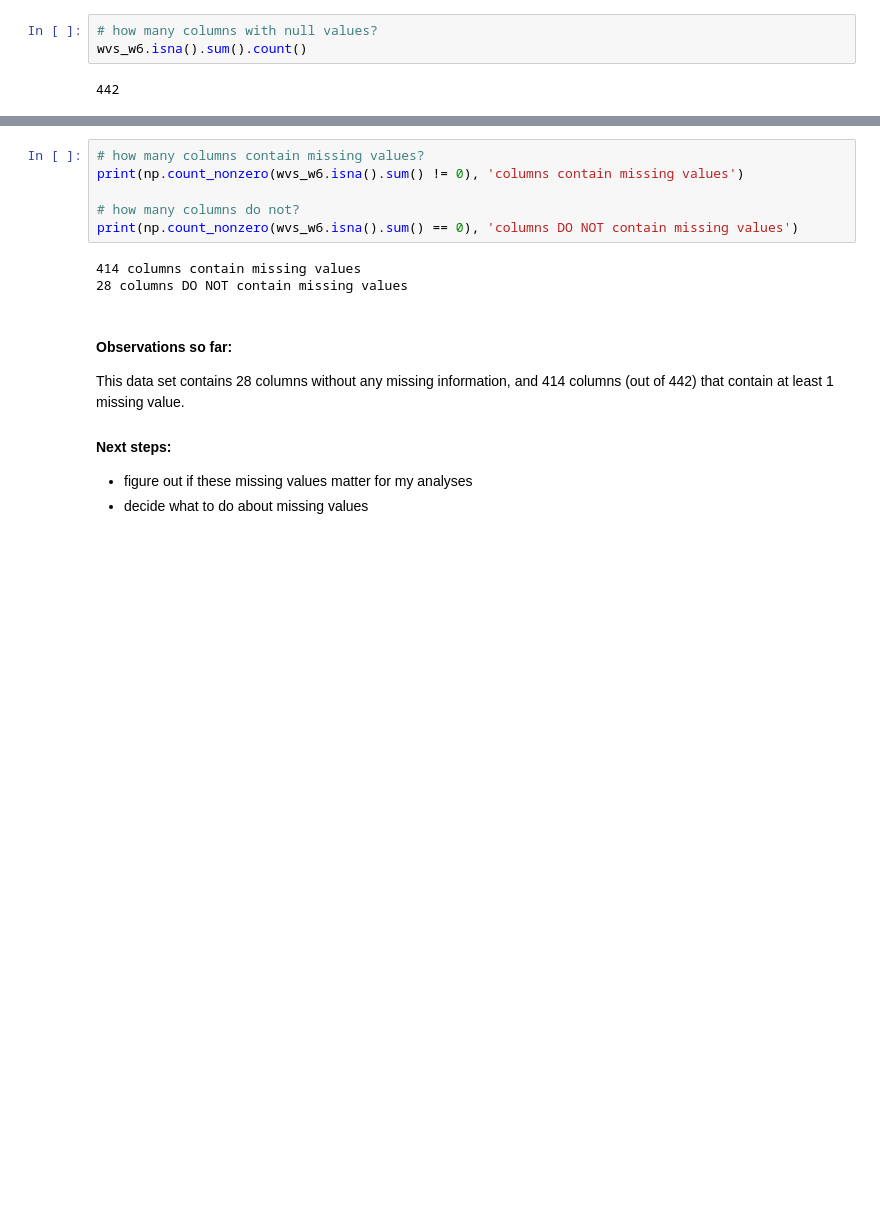
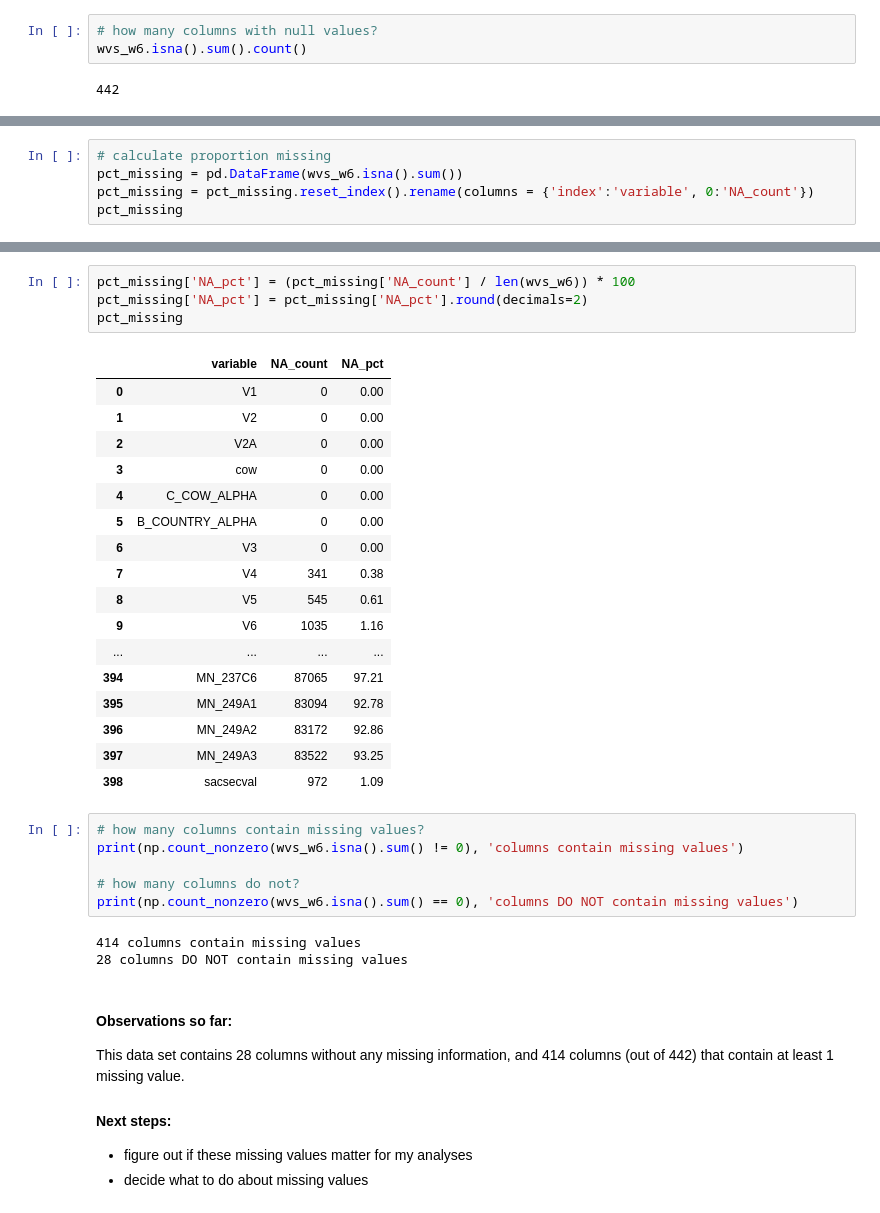
Before and after one commit to ocnrandolph/Evaluating_Happiness, a Jupyter notebook: notebooks/WVS_wave_6_data_cleaning.ipynb, the cells around one changed output, grey strips where cells are left out. Cells and saved outputs as stored; diff of their text form; blank space fills up the shorter version.

Commit message:
added cleaning outline and completed 1st run of variables to drop list

```diff
--- a/notebooks/WVS_wave_6_data_cleaning.ipynb
+++ b/notebooks/WVS_wave_6_data_cleaning.ipynb
@@ -91,0 +96,5 @@ wvs_w6.isna().sum().sum()
+# %%
+# calculate proportion missing
+pct_missing = pd.DataFrame(wvs_w6.isna().sum())
+pct_missing = pct_missing.reset_index().rename(columns = {'index':'variable', 0:'NA_count'})
+pct_missing
@@ -92,3 +119,25 @@ wvs_w6.isna().sum().sum()
+# %%
+pct_missing['NA_pct'] = (pct_missing['NA_count'] / len(wvs_w6)) * 100
+pct_missing['NA_pct'] = pct_missing['NA_pct'].round(decimals=2)
+pct_missing
+# %% [output]
+|  | variable | NA_count | NA_pct |
+| 0 | V1 | 0 | 0.00 |
+| 1 | V2 | 0 | 0.00 |
+| 2 | V2A | 0 | 0.00 |
+| 3 | cow | 0 | 0.00 |
+| 4 | C_COW_ALPHA | 0 | 0.00 |
+| 5 | B_COUNTRY_ALPHA | 0 | 0.00 |
+| 6 | V3 | 0 | 0.00 |
+| 7 | V4 | 341 | 0.38 |
+| 8 | V5 | 545 | 0.61 |
+| 9 | V6 | 1035 | 1.16 |
+| ... | ... | ... | ... |
+| 394 | MN_237C6 | 87065 | 97.21 |
+| 395 | MN_249A1 | 83094 | 92.78 |
+| 396 | MN_249A2 | 83172 | 92.86 |
+| 397 | MN_249A3 | 83522 | 93.25 |
+| 398 | sacsecval | 972 | 1.09 |
 # %%
 # how many columns contain missing values?
 print(np.count_nonzero(wvs_w6.isna().sum() != 0), 'columns contain missing values')
```
Also changed, not shown: parts of 53 cells of this notebook.
